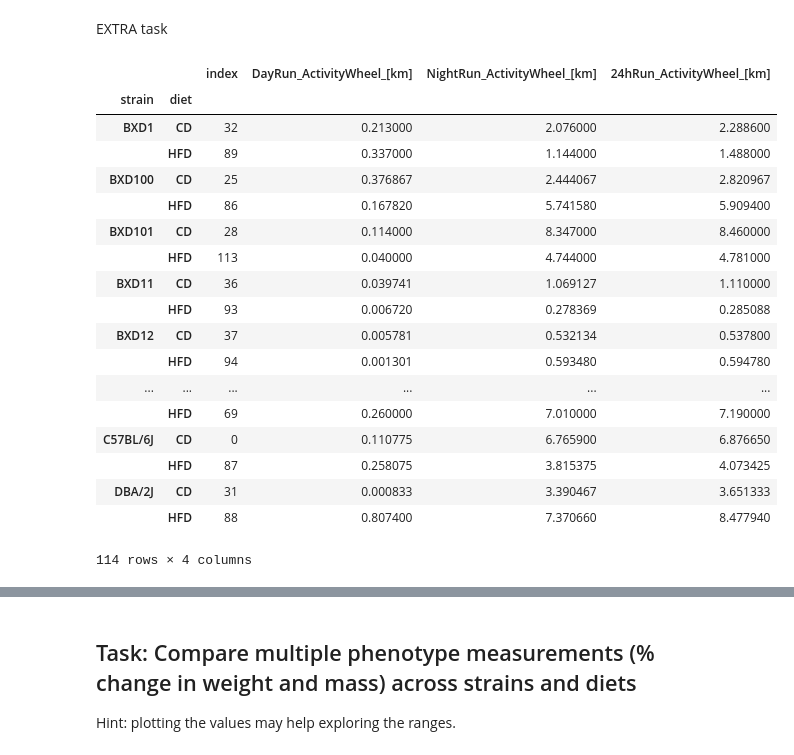
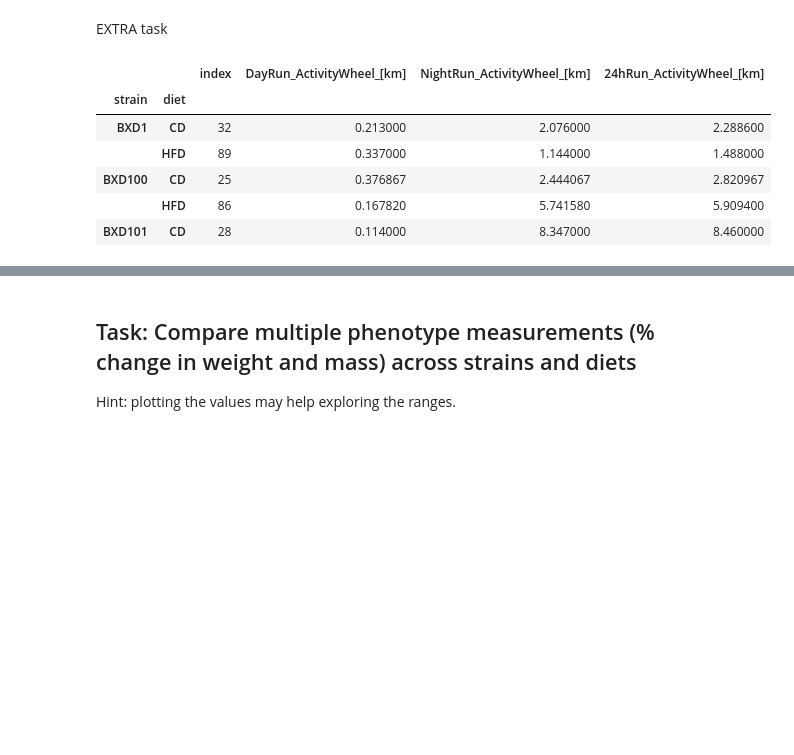
Before and after one commit to Osrip/Integrated_Bioinformatics, a Jupyter notebook: IntegratedBioinformatics/notebooks/Day2_Exploratory_Analysis.ipynb, the cells around one changed output, grey strips where cells are left out. Drawn from its saved outputs; the diff is of its cells as text; code cells hidden in the pictures; blank space fills up the shorter version.

```diff
--- a/IntegratedBioinformatics/notebooks/Day2_Exploratory_Analysis.ipynb
+++ b/IntegratedBioinformatics/notebooks/Day2_Exploratory_Analysis.ipynb
@@ -404,27 +393,15 @@ def convert_DF(df):
     return final_df.reset_index().sort_values(['strain', 'diet']).reset_index().set_index(['strain', 'diet'])
 # %%
 '''TEST Function'''
-convert_DF(wheel_df)
+convert_DF(wheel_df).head()
 # %% [output]
 |  |  | index | DayRun_ActivityWheel_[km] | NightRun_ActivityWheel_[km] | 24hRun_ActivityWheel_[km] |
 | strain | diet |  |  |  |  |
 | BXD1 | CD | 32 | 0.213000 | 2.076000 | 2.288600 |
 |  | HFD | 89 | 0.337000 | 1.144000 | 1.488000 |
 | BXD100 | CD | 25 | 0.376867 | 2.444067 | 2.820967 |
 |  | HFD | 86 | 0.167820 | 5.741580 | 5.909400 |
 | BXD101 | CD | 28 | 0.114000 | 8.347000 | 8.460000 |
-|  | HFD | 113 | 0.040000 | 4.744000 | 4.781000 |
-| BXD11 | CD | 36 | 0.039741 | 1.069127 | 1.110000 |
-|  | HFD | 93 | 0.006720 | 0.278369 | 0.285088 |
-| BXD12 | CD | 37 | 0.005781 | 0.532134 | 0.537800 |
-|  | HFD | 94 | 0.001301 | 0.593480 | 0.594780 |
-| ... | ... | ... | ... | ... | ... |
-|  | HFD | 69 | 0.260000 | 7.010000 | 7.190000 |
-| C57BL/6J | CD | 0 | 0.110775 | 6.765900 | 6.876650 |
-|  | HFD | 87 | 0.258075 | 3.815375 | 4.073425 |
-| DBA/2J | CD | 31 | 0.000833 | 3.390467 | 3.651333 |
-|  | HFD | 88 | 0.807400 | 7.370660 | 8.477940 |
-114 rows × 4 columns
 # %%
 #Eugens code:
 def split_cd_hfd(input_df):
```
Also changed, not shown: parts of 4 cells of this notebook, 1 other file.
